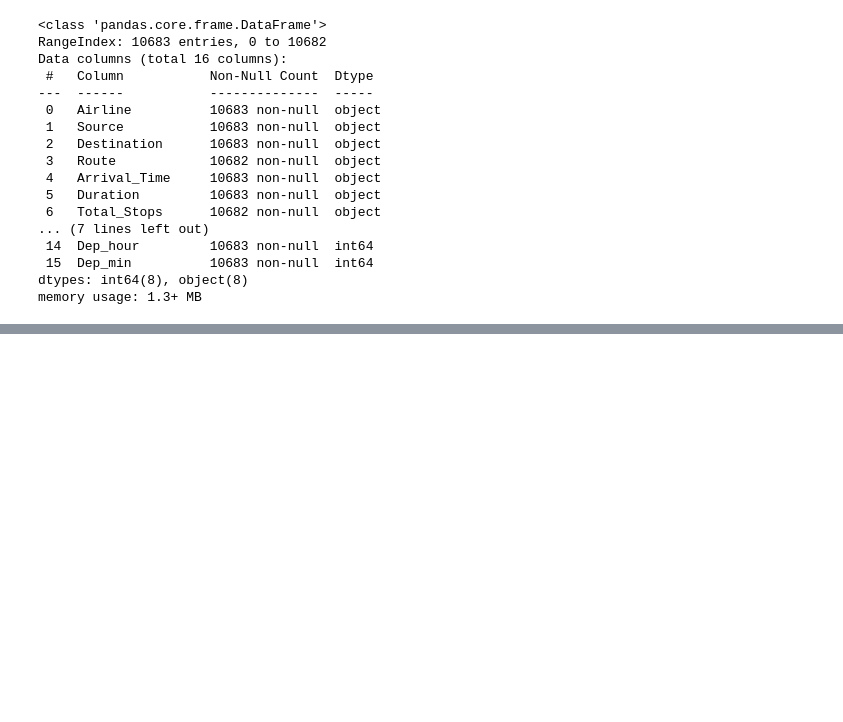
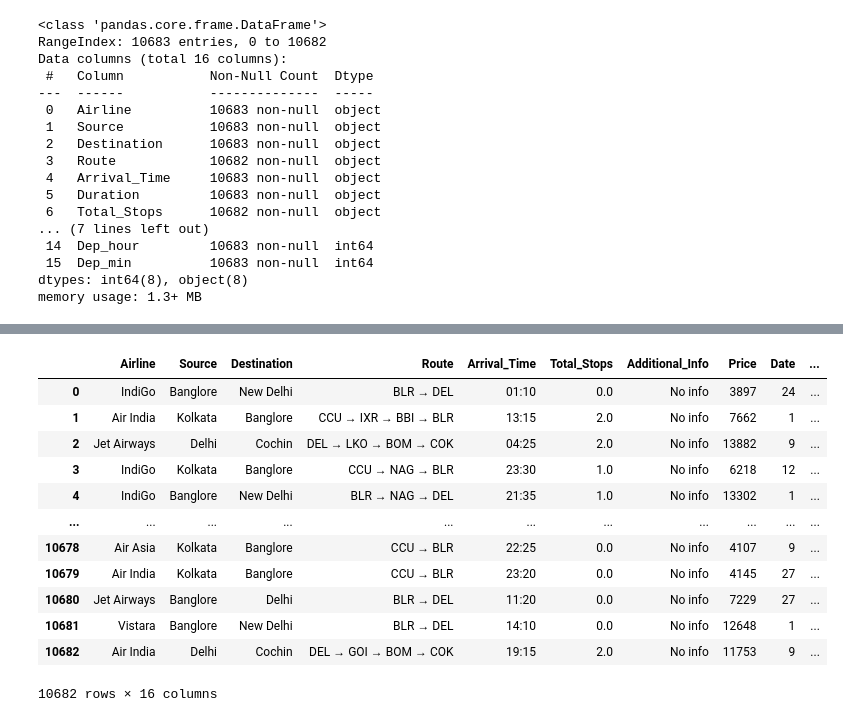
Before and after one commit to Haidar440/Data_Science, a Jupyter notebook: EDA/flightPrediction/flightPrediction.ipynb, the cells around one changed output, grey strips where cells are left out. Saved outputs shown, nothing was run; the diff lists cells and outputs as text; code cells hidden in the pictures; blank space fills up the shorter version.

```diff
--- a/EDA/flightPrediction/flightPrediction.ipynb
+++ b/EDA/flightPrediction/flightPrediction.ipynb
@@ -135,3 +146,7 @@ Data columns (total 16 columns):
  15  Dep_min          10683 non-null  int64
 dtypes: int64(8), object(8)
 memory usage: 1.3+ MB
+# %%
+# dataset['Duration_hour'] = dataset['Duration'].str.split(' ').str[0].str.split('h').str[0].astype(int)
+dataset[dataset['Duration']=='5m']
+dataset.drop(6474,inplace=True,axis=0)
@@ -137,0 +173,9 @@ memory usage: 1.3+ MB
+# %%
+# dataset[dataset['Duration_hour']=='5m']
+duration_hour = dataset['Duration'].str.split(' ').str[0].str.split('h').str[0].astype(int)
+duration_min  = dataset["Duration"].str.split(' ').str[1].str.split('m').str[0]
+duration_min = duration_time.fillna(0)
+duration_min = duration_min.astype(int)
+dataset["Duration_minutes"] = (duration_hour)*60 + duration_min
+dataset["Duration_minutes"]
+# dataset["Duration_hour"] = dataset['Duration_hour'].astype(int)
@@ -137,0 +215,2 @@ memory usage: 1.3+ MB
+# %%
+dataset.drop("Duration",inplace=True,axis=1)
@@ -137,0 +253,18 @@ memory usage: 1.3+ MB
+# %%
+dataset['Total_Stops'] = dataset['Total_Stops'].map({"1 stop":1,"non-stop":0,"2 stops":2,"3 stops":3,"4 stops":4,"NaN":1})
+# %%
+dataset
+# %% [output]
+|  | Airline | Source | Destination | Route | Arrival_Time | Total_Stops | Additional_Info | Price | Date | ... |
+| 0 | IndiGo | Banglore | New Delhi | BLR → DEL | 01:10 | 0.0 | No info | 3897 | 24 | ... |
+| 1 | Air India | Kolkata | Banglore | CCU → IXR → BBI → BLR | 13:15 | 2.0 | No info | 7662 | 1 | ... |
+| 2 | Jet Airways | Delhi | Cochin | DEL → LKO → BOM → COK | 04:25 | 2.0 | No info | 13882 | 9 | ... |
+| 3 | IndiGo | Kolkata | Banglore | CCU → NAG → BLR | 23:30 | 1.0 | No info | 6218 | 12 | ... |
+| 4 | IndiGo | Banglore | New Delhi | BLR → NAG → DEL | 21:35 | 1.0 | No info | 13302 | 1 | ... |
+| ... | ... | ... | ... | ... | ... | ... | ... | ... | ... | ... |
+| 10678 | Air Asia | Kolkata | Banglore | CCU → BLR | 22:25 | 0.0 | No info | 4107 | 9 | ... |
+| 10679 | Air India | Kolkata | Banglore | CCU → BLR | 23:20 | 0.0 | No info | 4145 | 27 | ... |
+| 10680 | Jet Airways | Banglore | Delhi | BLR → DEL | 11:20 | 0.0 | No info | 7229 | 27 | ... |
+| 10681 | Vistara | Banglore | New Delhi | BLR → DEL | 14:10 | 0.0 | No info | 12648 | 1 | ... |
+| 10682 | Air India | Delhi | Cochin | DEL → GOI → BOM → COK | 19:15 | 2.0 | No info | 11753 | 9 | ... |
+10682 rows × 16 columns
```
Also changed, not shown: parts of 13 cells of this notebook, 2 other files.
